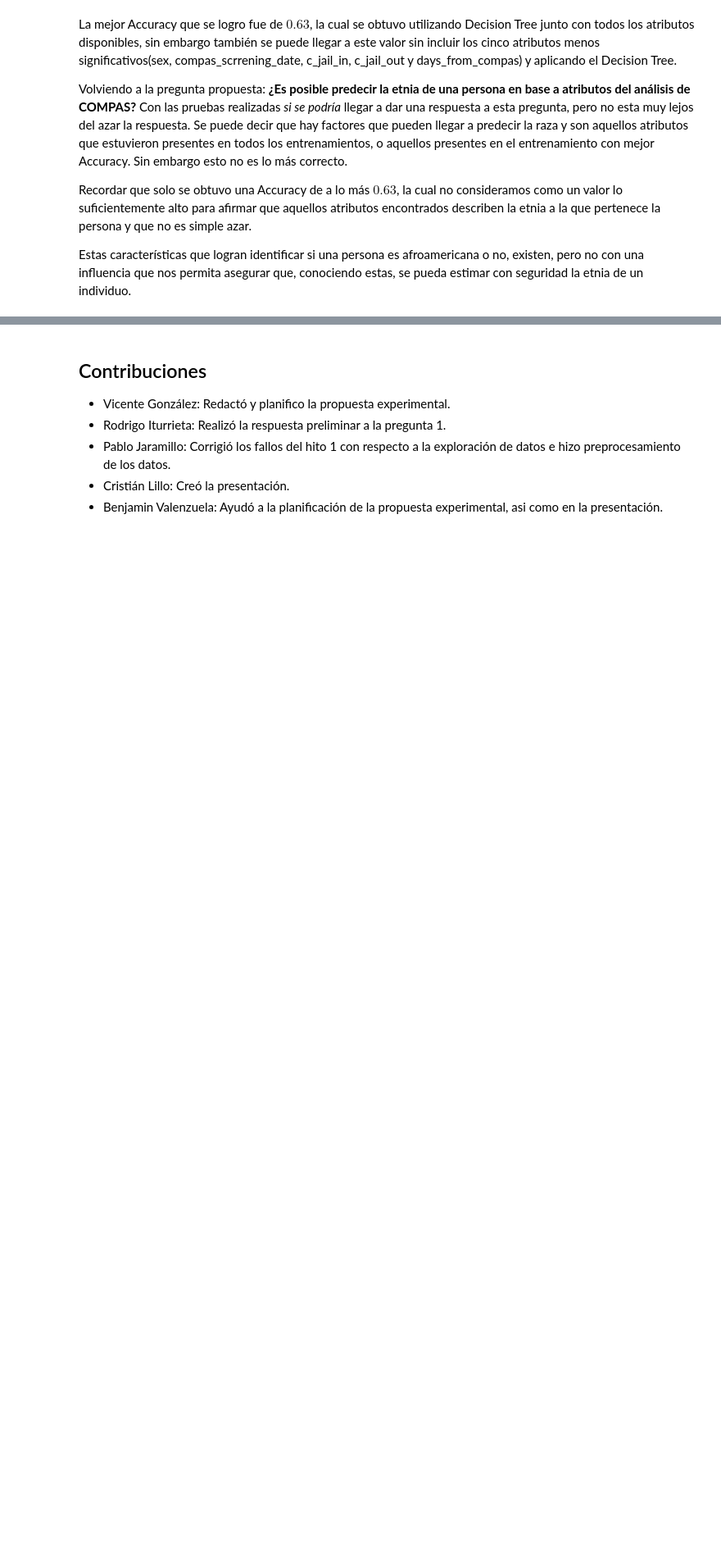
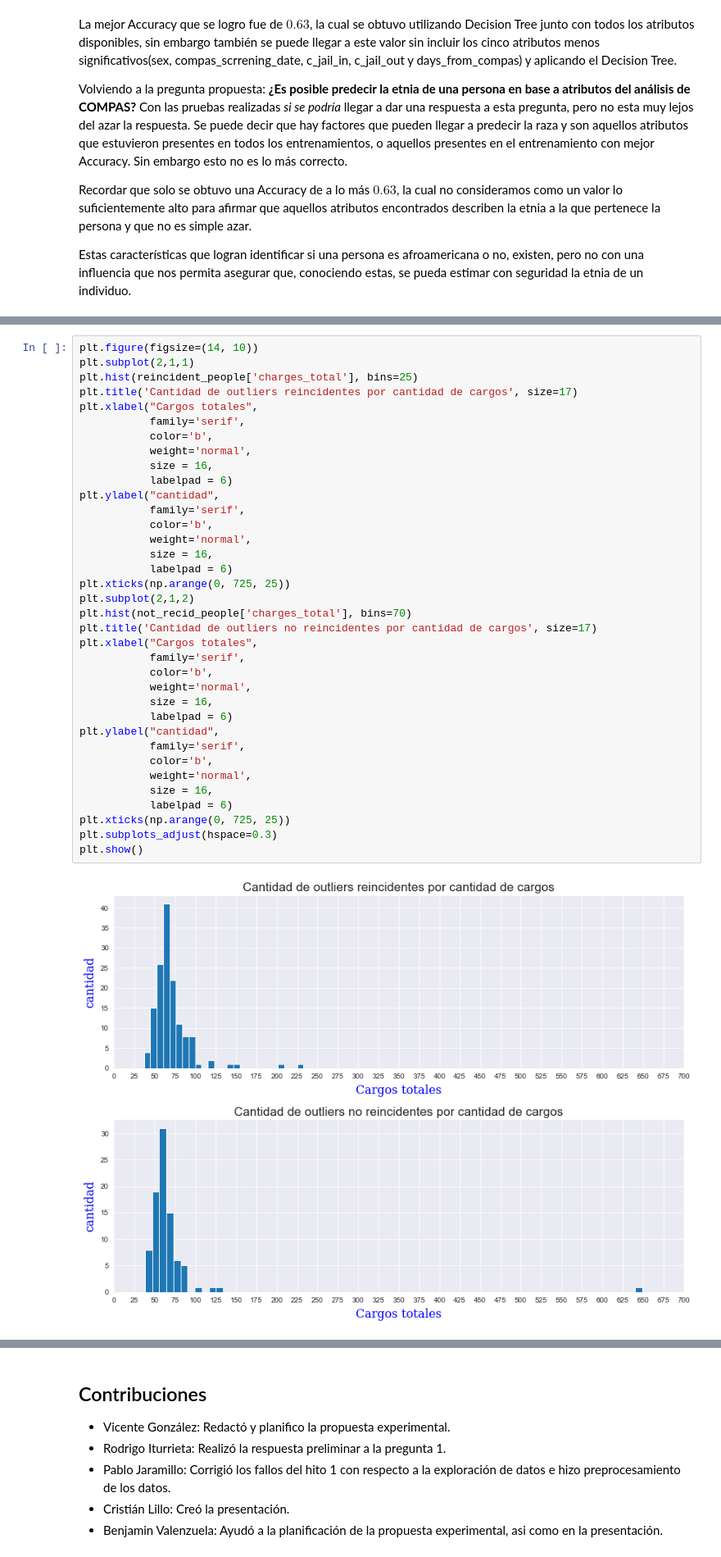
Before and after one commit to PJaramilloV/bias-no-basado, a Jupyter notebook: docs/hito-3.ipynb, the cells around one changed output, grey strips where cells are left out. Shown at 82% size. Cells and saved outputs as stored; diff of their text form; blank space fills up the shorter version.

```diff
--- a/docs/hito-3.ipynb
+++ b/docs/hito-3.ipynb
@@ -2358,0 +2686,38 @@ Estas características que logran identificar si una persona es afroamericana o
+# %%
+plt.figure(figsize=(14, 10))
+plt.subplot(2,1,1)
+plt.hist(reincident_people['charges_total'], bins=25)
+plt.title('Cantidad de outliers reincidentes por cantidad de cargos', size=17)
+plt.xlabel("Cargos totales",
+           family='serif',
+           color='b',
+           weight='normal',
+           size = 16,
+           labelpad = 6)
+plt.ylabel("cantidad",
+           family='serif',
+           color='b',
+           weight='normal',
+           size = 16,
+           labelpad = 6)
+plt.xticks(np.arange(0, 725, 25))
+plt.subplot(2,1,2)
+plt.hist(not_recid_people['charges_total'], bins=70)
+plt.title('Cantidad de outliers no reincidentes por cantidad de cargos', size=17)
+plt.xlabel("Cargos totales",
+           family='serif',
+           color='b',
+           weight='normal',
+           size = 16,
+           labelpad = 6)
+plt.ylabel("cantidad",
+           family='serif',
+           color='b',
+           weight='normal',
+           size = 16,
+           labelpad = 6)
+plt.xticks(np.arange(0, 725, 25))
+plt.subplots_adjust(hspace=0.3)
+plt.show()
+# %% [output]
+[figure, added]
```
Also changed, not shown: parts of 156 cells of this notebook, 1 other file.
